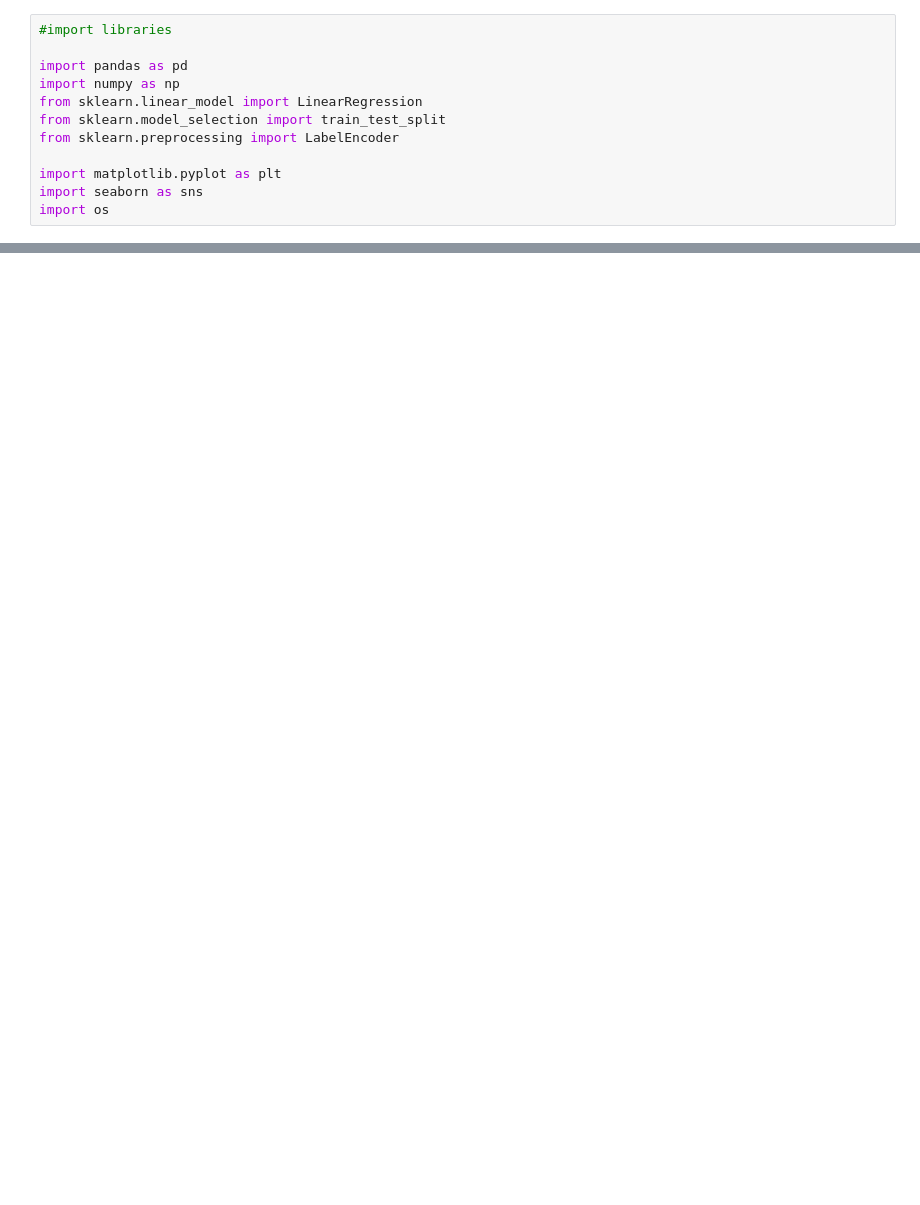
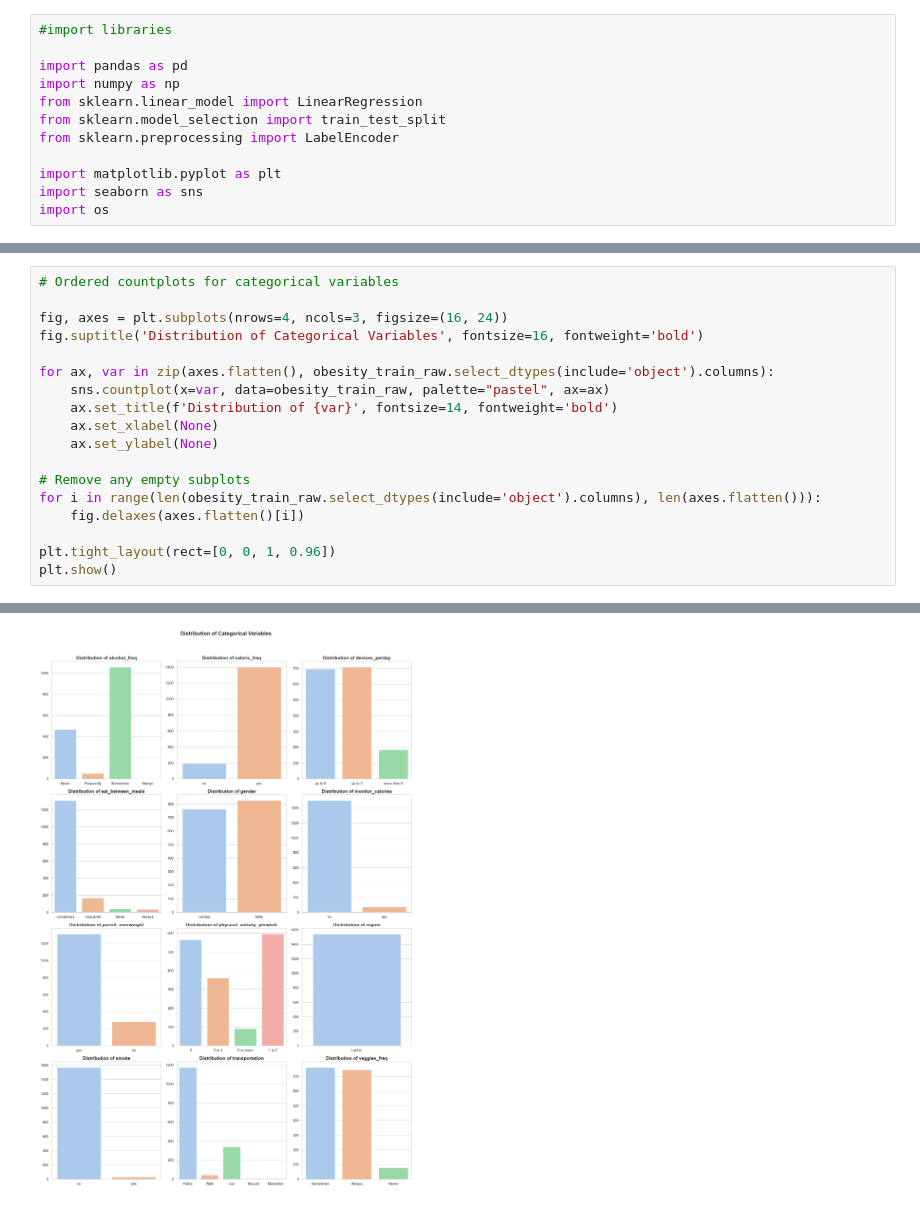
Before and after one commit to 0xMarc0s/IMS_ML_project, a Jupyter notebook: Final_notebooks/EDA.ipynb, the cells around one changed output, grey strips where cells are left out. Saved outputs shown, nothing was run; the diff lists cells and outputs as text; blank space fills up the shorter version.

```diff
--- a/Final_notebooks/EDA.ipynb
+++ b/Final_notebooks/EDA.ipynb
@@ -472,0 +140,19 @@ Submit the csv file to Kaggle to obtain the model performance of your model on t
+# %%
+# Ordered countplots for categorical variables
+
+fig, axes = plt.subplots(nrows=4, ncols=3, figsize=(16, 24))
+fig.suptitle('Distribution of Categorical Variables', fontsize=16, fontweight='bold')
+
+for ax, var in zip(axes.flatten(), obesity_train_raw.select_dtypes(include='object').columns):
+    sns.countplot(x=var, data=obesity_train_raw, palette="pastel", ax=ax)
+    ax.set_title(f'Distribution of {var}', fontsize=14, fontweight='bold')
+    ax.set_xlabel(None)
+    ax.set_ylabel(None)
+
+# Remove any empty subplots
+for i in range(len(obesity_train_raw.select_dtypes(include='object').columns), len(axes.flatten())):
+    fig.delaxes(axes.flatten()[i])
+
+plt.tight_layout(rect=[0, 0, 1, 0.96])
+plt.show()
+# %% [output]
@@ -472,0 +176 @@ Submit the csv file to Kaggle to obtain the model performance of your model on t
+[figure, added]
```
Also changed, not shown: parts of 50 cells of this notebook.
